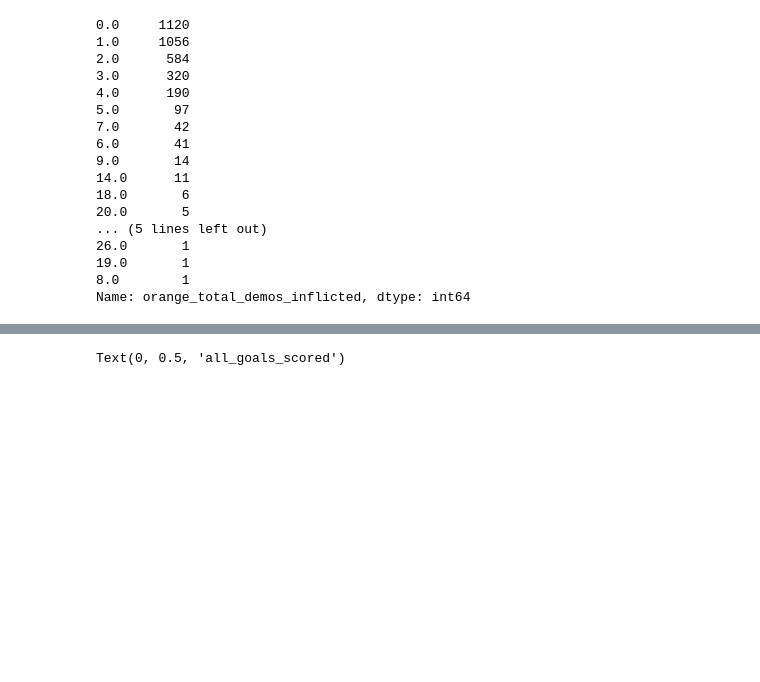
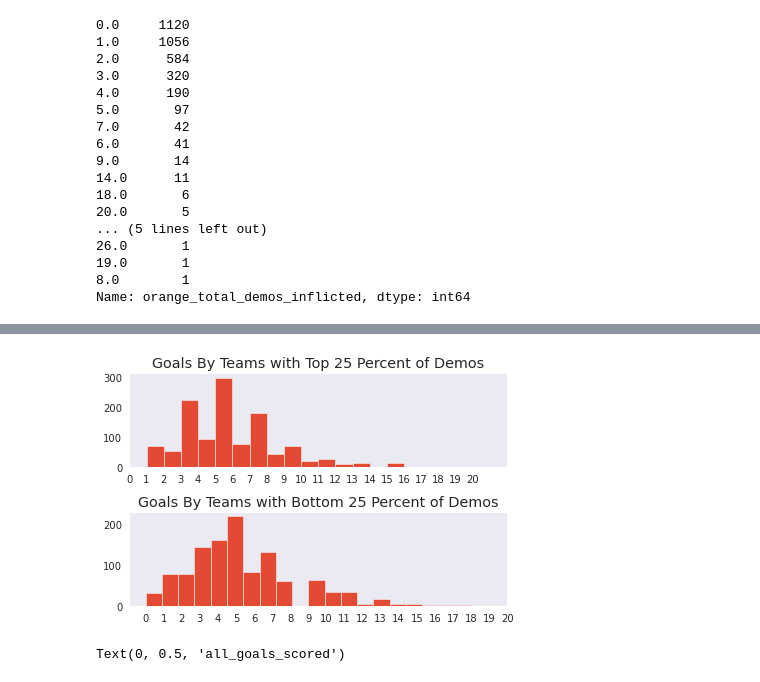
Before and after one commit to bdotbull/rl-stats-eda, a Jupyter notebook: notebook/rl_stats_eda.ipynb, the cells around one changed output, grey strips where cells are left out. Drawn from its saved outputs; the diff is of its cells as text; code cells hidden in the pictures; blank space fills up the shorter version.

Commit message:
more plots, and a confirmed p_value!

```diff
--- a/notebook/rl_stats_eda.ipynb
+++ b/notebook/rl_stats_eda.ipynb
@@ -196,12 +196,26 @@ Name: orange_total_demos_inflicted, dtype: int64
 all_demos_inflicted = df['blue_total_demos_inflicted'] + df['orange_total_demos_inflicted']
 all_goals_scored = df['blue_total_goals'] + df['orange_total_goals']
 
-# Get Quantiles for demos
-demo_top_25 = all_demos_inflicted.quantile(q=.75)
-demo_bot_25 = all_demos_inflicted.quantile(q=.25)
+# Add above as columns
+df['all_demos_inflicted'] = all_demos_inflicted
+df['all_goals_scored'] = all_goals_scored
+
+# Mask with Quantiles
+demo_top_25 = all_demos_inflicted[all_demos_inflicted >= all_demos_inflicted.quantile(q=.75)]
+demo_bot_25 = all_demos_inflicted[all_demos_inflicted <= all_demos_inflicted.quantile(q=.25)]
+
+# Get Series
+goals_top_demos = df[df['all_demos_inflicted'] >= all_demos_inflicted.quantile(q=.75)]['all_goals_scored']
+goals_bot_demos =df[df['all_demos_inflicted'] <= all_demos_inflicted.quantile(q=.25)]['all_goals_scored']
+
+# Add above as columns
+df['goals_top_demos'] = goals_top_demos
+df['goals_bot_demos'] = goals_bot_demos
+
 
 #print(f'Total Demos = {all_demos_inflicted}\n')
 #print(f'Total Goals = {all_goals_scored}')
-print(f'demo_top_25 = {demo_top_25}')
-print(f'demo_bot_25 = {demo_bot_25}')
+#print(f'demo_top_25 = {demo_top_25}')
+#print(f'demo_bot_25 = {demo_bot_25}')
+goals_top_demos
 # %% [output]
@@ -210,3 +243,17 @@ demo_bot_25 = 1.0
+# %%
+fig, axs = plt.subplots(2)
+
+axs[0].hist(goals_top_demos, bins=20)
+axs[0].set_title("Goals By Teams with Top 25 Percent of Demos")
+axs[0].set_xticks(np.arange(0,21))
+
+axs[1].hist(goals_bot_demos, bins=20)
+axs[1].set_title("Goals By Teams with Bottom 25 Percent of Demos")
+axs[1].set_xticks(np.arange(0,21))
+
+fig.tight_layout()
+# %% [output]
+[figure, added]
 # %%
 all_demos_and_goals = pd.DataFrame({'all_demos_inflicted': all_demos_inflicted, 'all_goals_scored': all_goals_scored})
 # %%
```
Also changed, not shown: parts of 5 cells of this notebook.
